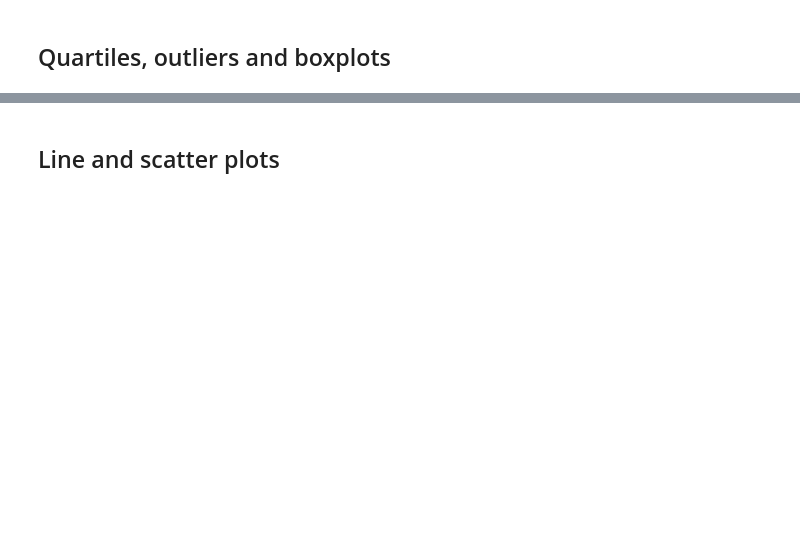
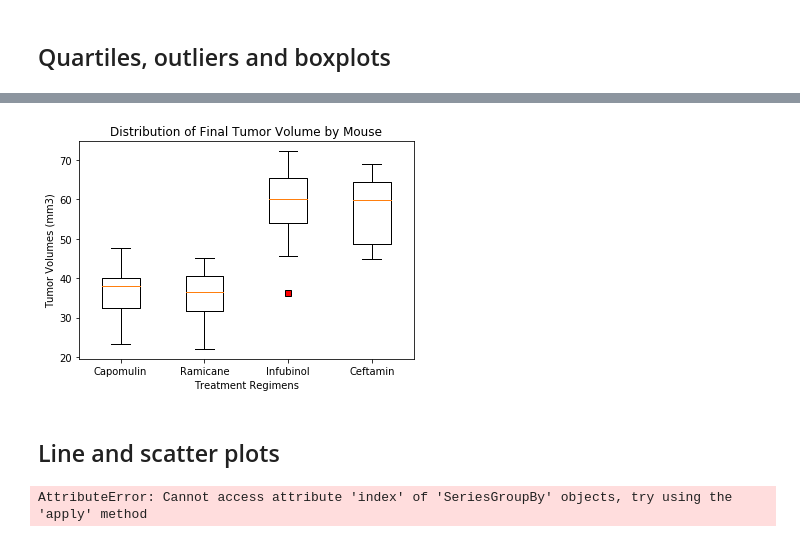
Before and after one commit to jaime030690/matplotlib-hw, a Jupyter notebook: Pymaceuticals/pymaceuticals_starter.ipynb, the cells around one changed output, grey strips where cells are left out. Saved outputs shown, nothing was run; the diff lists cells and outputs as text; code cells hidden in the pictures; blank space fills up the shorter version.

```diff
--- a/Pymaceuticals/pymaceuticals_starter.ipynb
+++ b/Pymaceuticals/pymaceuticals_starter.ipynb
@@ -120,9 +237,28 @@ plt.show()
 # %%
 # Generate a box plot of the final tumor volume of each mouse across four regimens of interest
+fig, ax = plt.subplots()
+ax.set_title('Distribution of Final Tumor Volume by Mouse')
+ax.set_xlabel('Treatment Regimens')
+ax.set_ylabel('Tumor Volumes (mm3)')
+ax.boxplot([capo_vol, rami_vol, infu_vol, ceft_vol], labels = ['Capomulin', 'Ramicane', 'Infubinol', 'Ceftamin'] , flierprops = dict(markerfacecolor = 'r', marker = 's'))
+plt.show()
+# %% [output]
+[figure, added]
 # %% [markdown]
 ## Line and scatter plots
 # %%
 # Generate a line plot of time point versus tumor volume for a mouse treated with Capomulin
+capo_plot = df[df['Drug Regimen'] == 'Capomulin'].groupby('Timepoint')
+
+x_axis = capo_plot['Timepoint'].index
+y_axis = capo_plot['Tumor Volume (mm3)'].mean()
+
+x_axis
+
+#plt.plot(x_axis, y_axis)
+#plt.show()
+# %% [output]
+AttributeError: Cannot access attribute 'index' of 'SeriesGroupBy' objects, try using the 'apply' method
 # %%
 # Generate a scatter plot of mouse weight versus average tumor volume for the Capomulin regimen
 # %%
```
Also changed, not shown: parts of 4 cells of this notebook.
